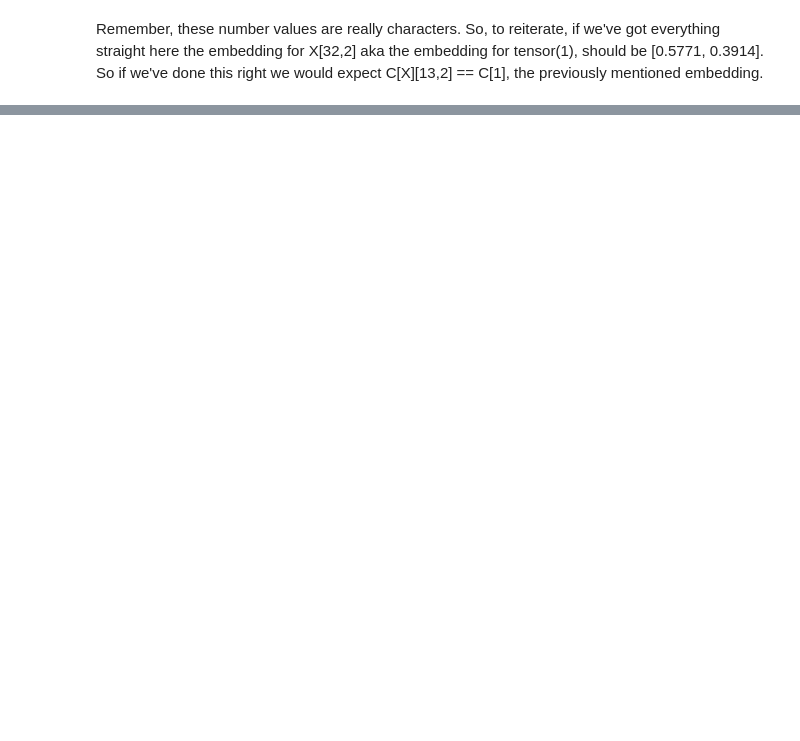
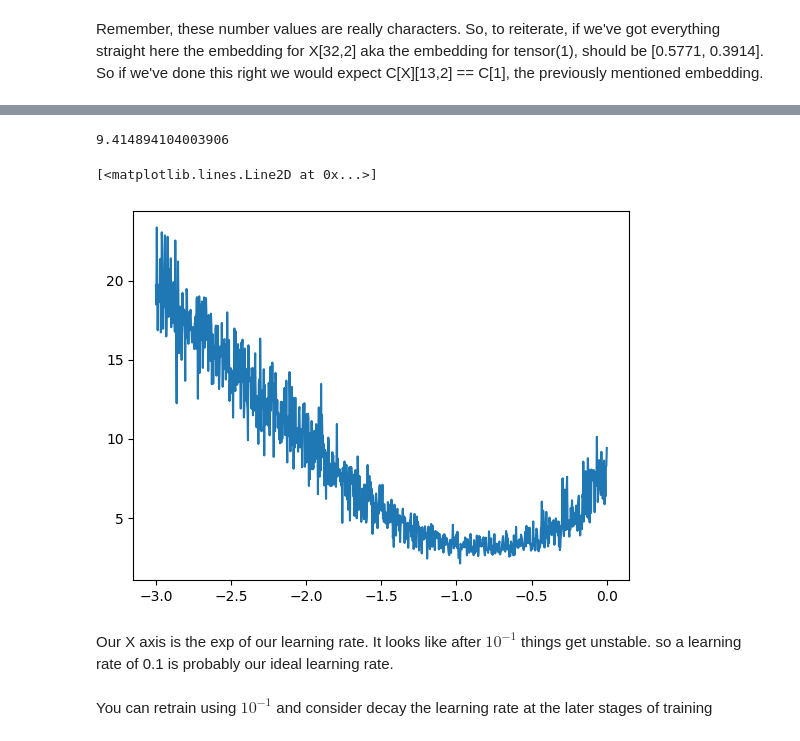
Before and after one commit to ef-p/NLP_0_Hero, a Jupyter notebook: Makmore_2.ipynb, the cells around one changed output, grey strips where cells are left out. Saved outputs shown, nothing was run; the diff lists cells and outputs as text; code cells hidden in the pictures; blank space fills up the shorter version.

```diff
--- a/Makmore_2.ipynb
+++ b/Makmore_2.ipynb
@@ -151,0 +216,3 @@ Now, ideally we'd like to do the following matmul: `emb @ W1 + b1`. But these ma
+# %%
+loss = F.cross_entropy(logits, Y)
+loss
@@ -151,0 +235,3 @@ Now, ideally we'd like to do the following matmul: `emb @ W1 + b1`. But these ma
+# %%
+for p in parameters:
+    p.requires_grad_(True) #don't forget! We need this to train
@@ -151,0 +321,47 @@ Now, ideally we'd like to do the following matmul: `emb @ W1 + b1`. But these ma
+# %%
+lre = torch.linspace(-3, 0 , 1000) # we'll take a list of learning rates to go through
+lrs =lrs = 10**lre
+# %%
+lri = []
+lossi = [] #we'll track the stats for the rates
+
+for i in range(1000):
+
+
+  #minbatch construcct
+  ix = torch.randint(0, X.shape[0], (32,))
+
+
+  #forward pass
+  emb = C[X[ix]] # batches of 32 at a time for each step
+  h = torch.tanh(emb.view(-1,6) @ W1 + b1) # (32,6)
+  logits = h @ W2 + b2 # (32,27) Second layer
+  loss = F.cross_entropy(logits, Y[ix])
+  #print(loss.item())
+
+  #backward pass
+  for p in parameters:
+    p.grad = None # zero out so we don't accumulate past gradients
+  loss.backward()
+
+  #update
+  lr = lrs[i] # lets go through our different lrs
+  for p in parameters:
+    p.data += -lr * p.grad # learning rate for us to choose.
+
+  # track stats
+  lri.append(lre[i]) # exponent of the learning rate
+  lossi.append(loss.item())
+
+print(loss.item())
+# %% [output]
+9.414894104003906
+# %%
+plt.plot(lri, lossi)
+# %% [output]
+[<matplotlib.lines.Line2D at 0x...>]
+[figure, added]
+# %% [markdown]
+Our X axis is the exp of our learning rate. It looks like after $10^{-1}$ things get unstable. so a learning rate of 0.1 is probably our ideal learning rate.
+# %% [markdown]
+You can retrain using $10^{-1}$ and consider decay the learning rate at the later stages of training
```
Also changed, not shown: parts of 32 cells of this notebook.
